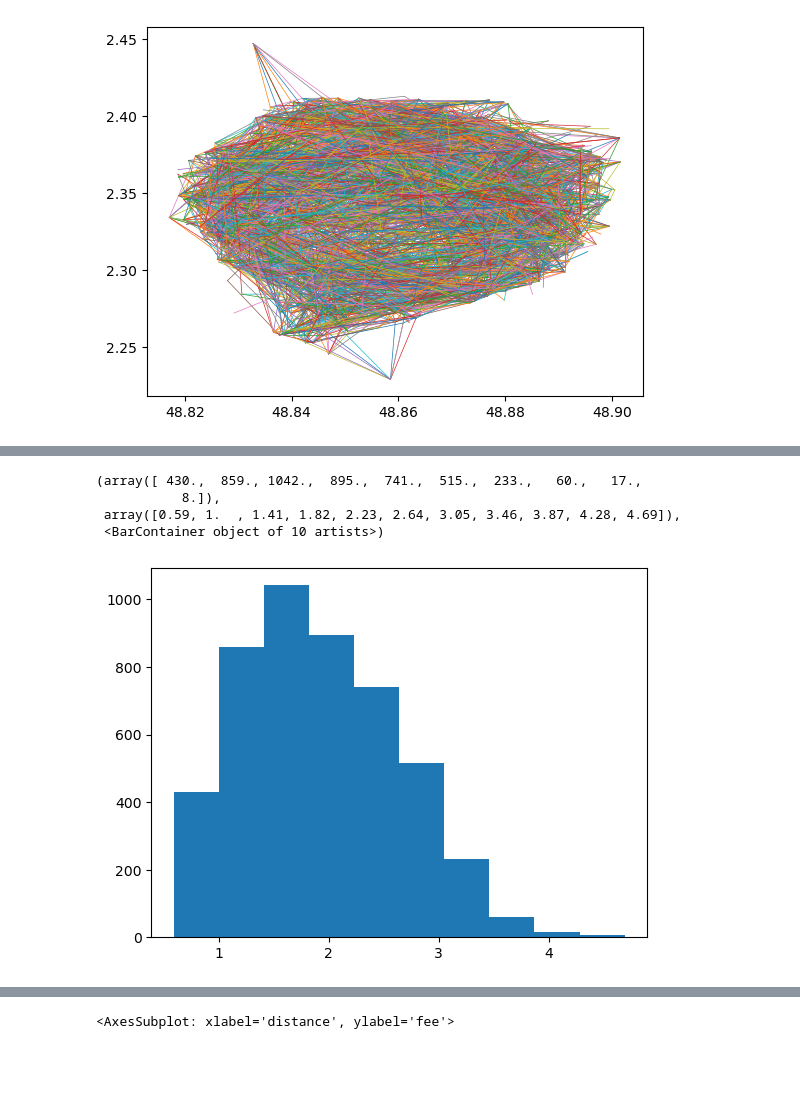
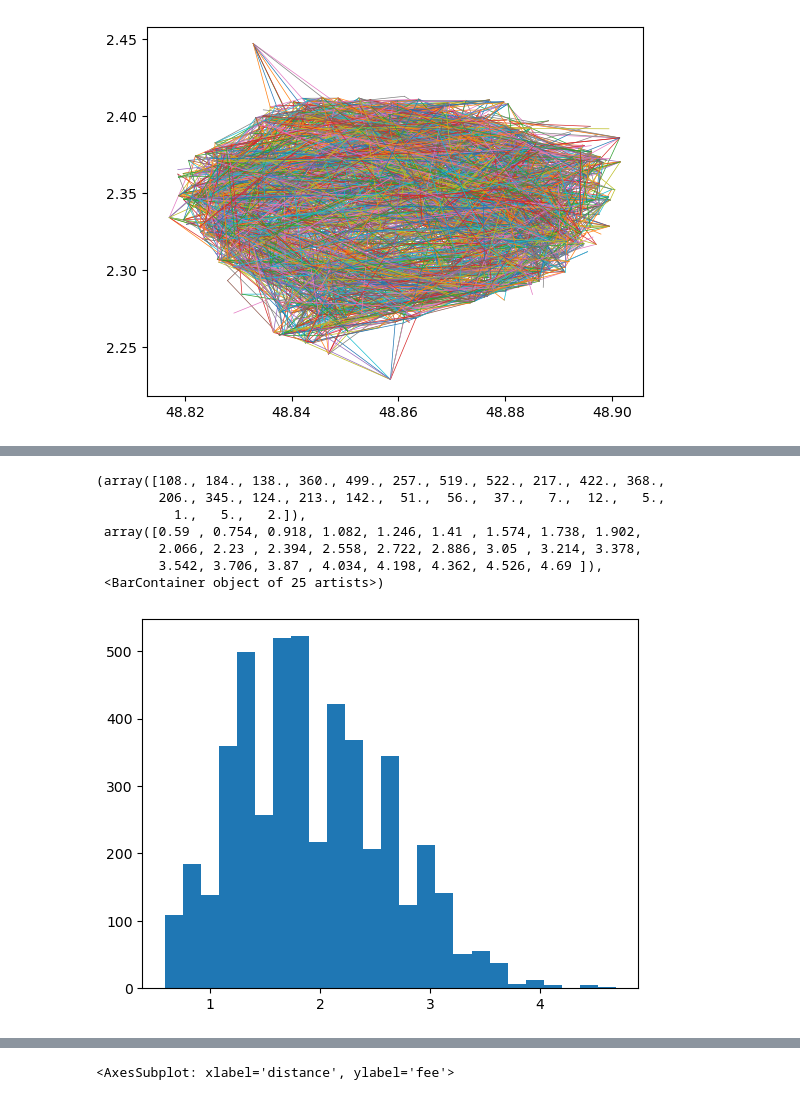
Before and after one commit to quentinchichery/hackathon-peren-2022, a Jupyter notebook: 01-exploration.ipynb, the cells around one changed output, grey strips where cells are left out. Drawn from its saved outputs; the diff is of its cells as text; code cells hidden in the pictures; blank space fills up the shorter version.

```diff
--- a/01-exploration.ipynb
+++ b/01-exploration.ipynb
@@ -41,13 +41,16 @@ df.describe()
 | 75% | 48.876375 | 2.373525 | 75017.000000 | 48.875300 | 2.372200 | 75017.000000 | 7.000000 | 7.000000 | 14.000000 | ... |
 | max | 48.901500 | 2.447300 | 75116.000000 | 48.901500 | 2.447300 | 75116.000000 | 9.000000 | 9.000000 | 14.000000 | ... |
 # %%
-plt.hist(df['fee'])
+plt.hist(df['fee'], bins=25)
 # %% [output]
-(array([ 430.,  859., 1042.,  895.,  741.,  515.,  233.,   60.,   17.,
-           8.]),
- array([0.59, 1.  , 1.41, 1.82, 2.23, 2.64, 3.05, 3.46, 3.87, 4.28, 4.69]),
- <BarContainer object of 10 artists>)
+(array([108., 184., 138., 360., 499., 257., 519., 522., 217., 422., 368.,
+        206., 345., 124., 213., 142.,  51.,  56.,  37.,   7.,  12.,   5.,
+          1.,   5.,   2.]),
+ array([0.59 , 0.754, 0.918, 1.082, 1.246, 1.41 , 1.574, 1.738, 1.902,
+        2.066, 2.23 , 2.394, 2.558, 2.722, 2.886, 3.05 , 3.214, 3.378,
+        3.542, 3.706, 3.87 , 4.034, 4.198, 4.362, 4.526, 4.69 ]),
+ <BarContainer object of 25 artists>)
-[figure, old version]
+[figure, new version]
 # %%
 import geopy.distance
 
```
Also changed, not shown: parts of 3 cells of this notebook.
